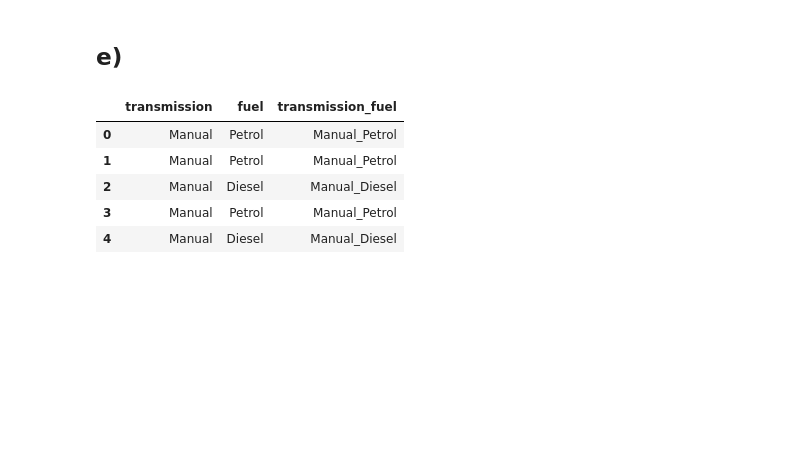
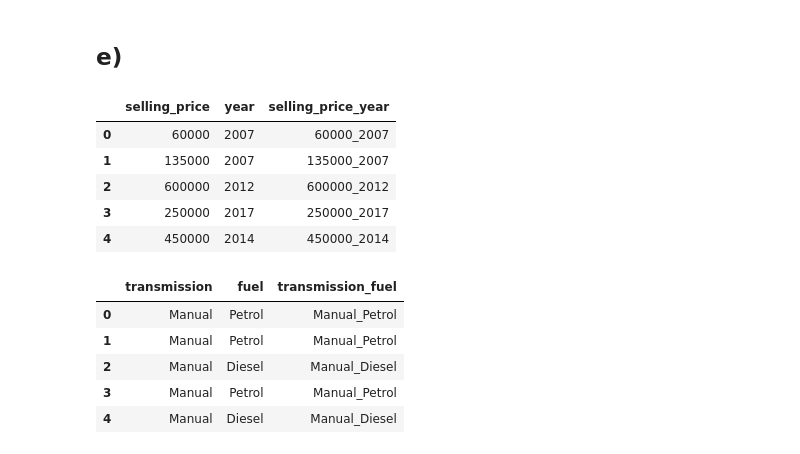
Before and after one commit to jvdlopes/CSI4142_A3, a Jupyter notebook: d1.ipynb, the cells around one changed output. Saved outputs shown, nothing was run; the diff lists cells and outputs as text; code cells hidden in the pictures; blank space fills up the shorter version.

```diff
--- a/d1.ipynb
+++ b/d1.ipynb
@@ -162,7 +180,14 @@ Text(0.5, 1.0, 'Linear regression fit on year vs selling_price')
 # %%
 df['selling_price_year'] = df['selling_price'].astype(str) + '_' + df['year'].astype(str)
 
-#df[['selling_price', 'year', 'selling_price_year']].head()
+df[['selling_price', 'year', 'selling_price_year']].head()
+# %% [output]
+|  | selling_price | year | selling_price_year |
+| 0 | 60000 | 2007 | 60000_2007 |
+| 1 | 135000 | 2007 | 135000_2007 |
+| 2 | 600000 | 2012 | 600000_2012 |
+| 3 | 250000 | 2017 | 250000_2017 |
+| 4 | 450000 | 2014 | 450000_2014 |
 # %%
 df["transmission_fuel"] = df["transmission"] + '_' + df["fuel"]
 
```
Also changed, not shown: parts of 9 cells of this notebook.
